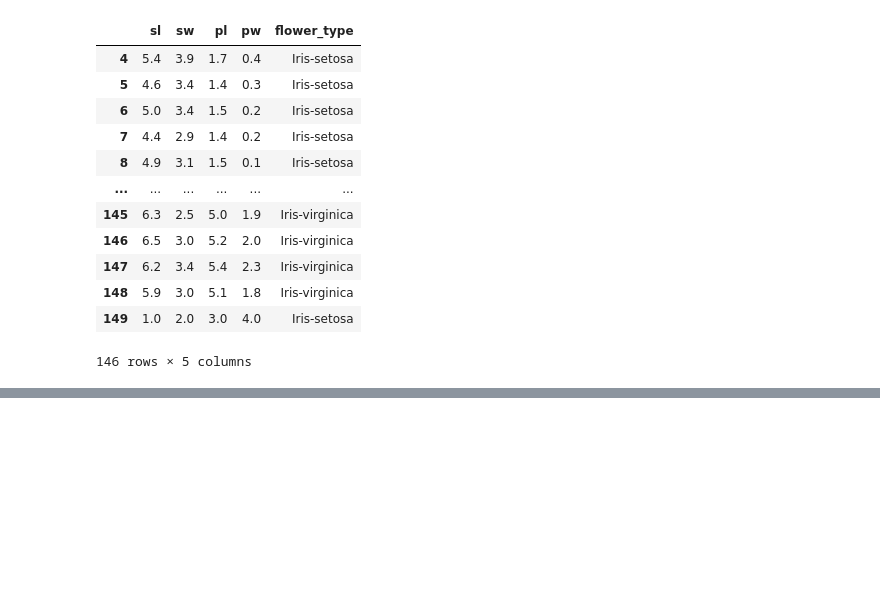
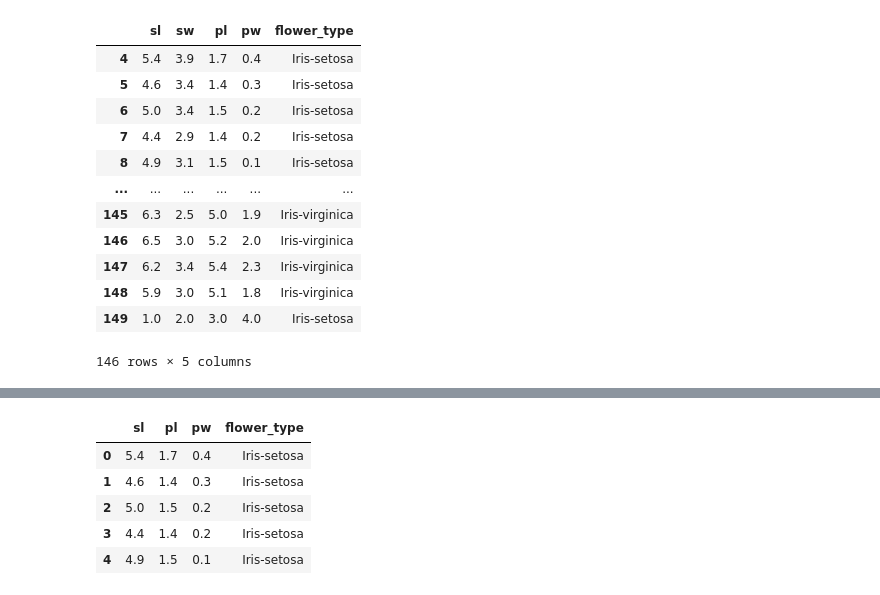
Before and after one commit to sejal-kale/CN-DS, a Jupyter notebook: Pandas/03_panda.ipynb, the cells around one changed output, grey strips where cells are left out. Cells and saved outputs as stored; diff of their text form; code cells hidden in the pictures; blank space fills up the shorter version.

```diff
--- a/Pandas/03_panda.ipynb
+++ b/Pandas/03_panda.ipynb
@@ -176,0 +187,9 @@ df.reset_index( drop=True,inplace=True)
+# %%
+df.head()
+# %% [output]
+|  | sl | pl | pw | flower_type |
+| 0 | 5.4 | 1.7 | 0.4 | Iris-setosa |
+| 1 | 4.6 | 1.4 | 0.3 | Iris-setosa |
+| 2 | 5.0 | 1.5 | 0.2 | Iris-setosa |
+| 3 | 4.4 | 1.4 | 0.2 | Iris-setosa |
+| 4 | 4.9 | 1.5 | 0.1 | Iris-setosa |
```
Also changed, not shown: parts of 8 cells of this notebook.
